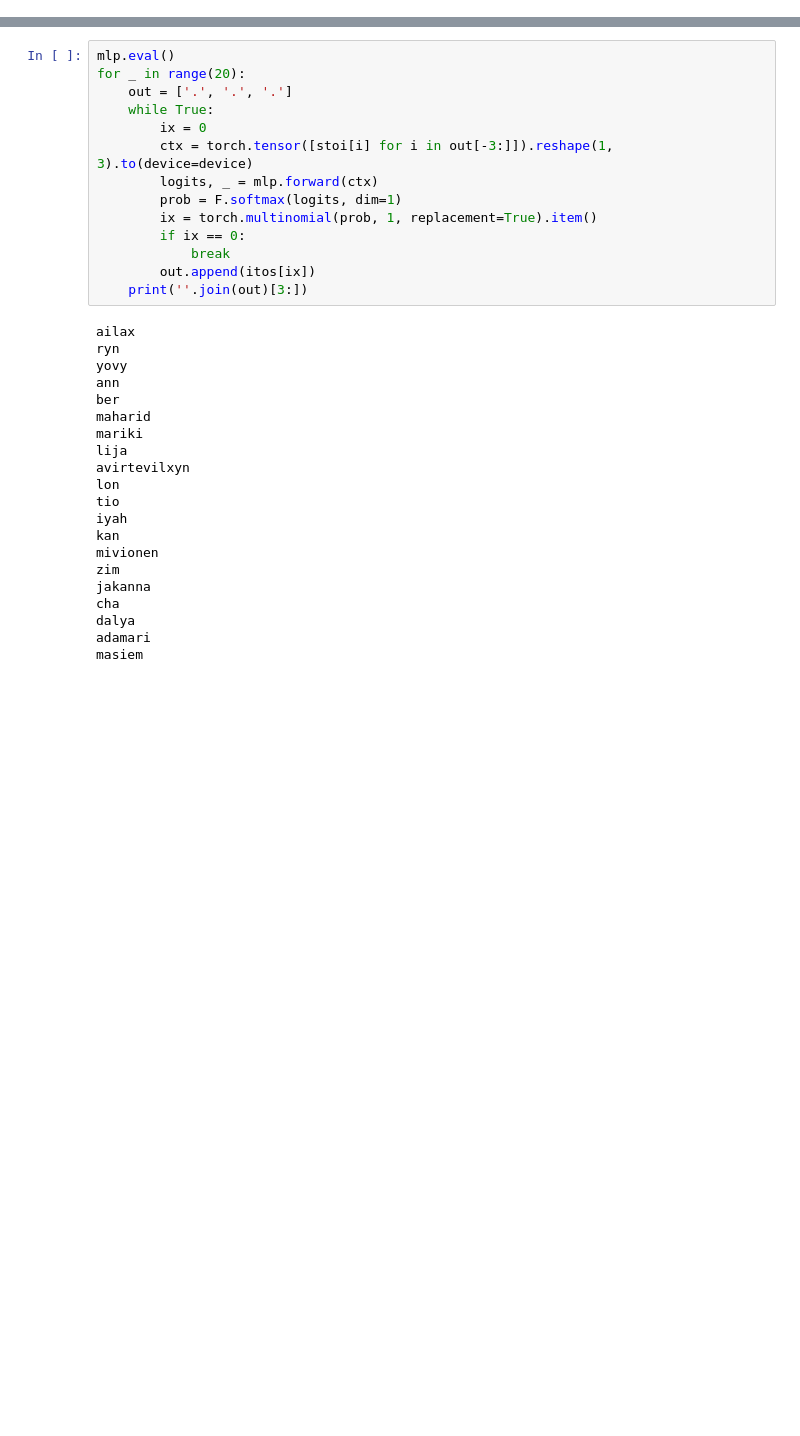
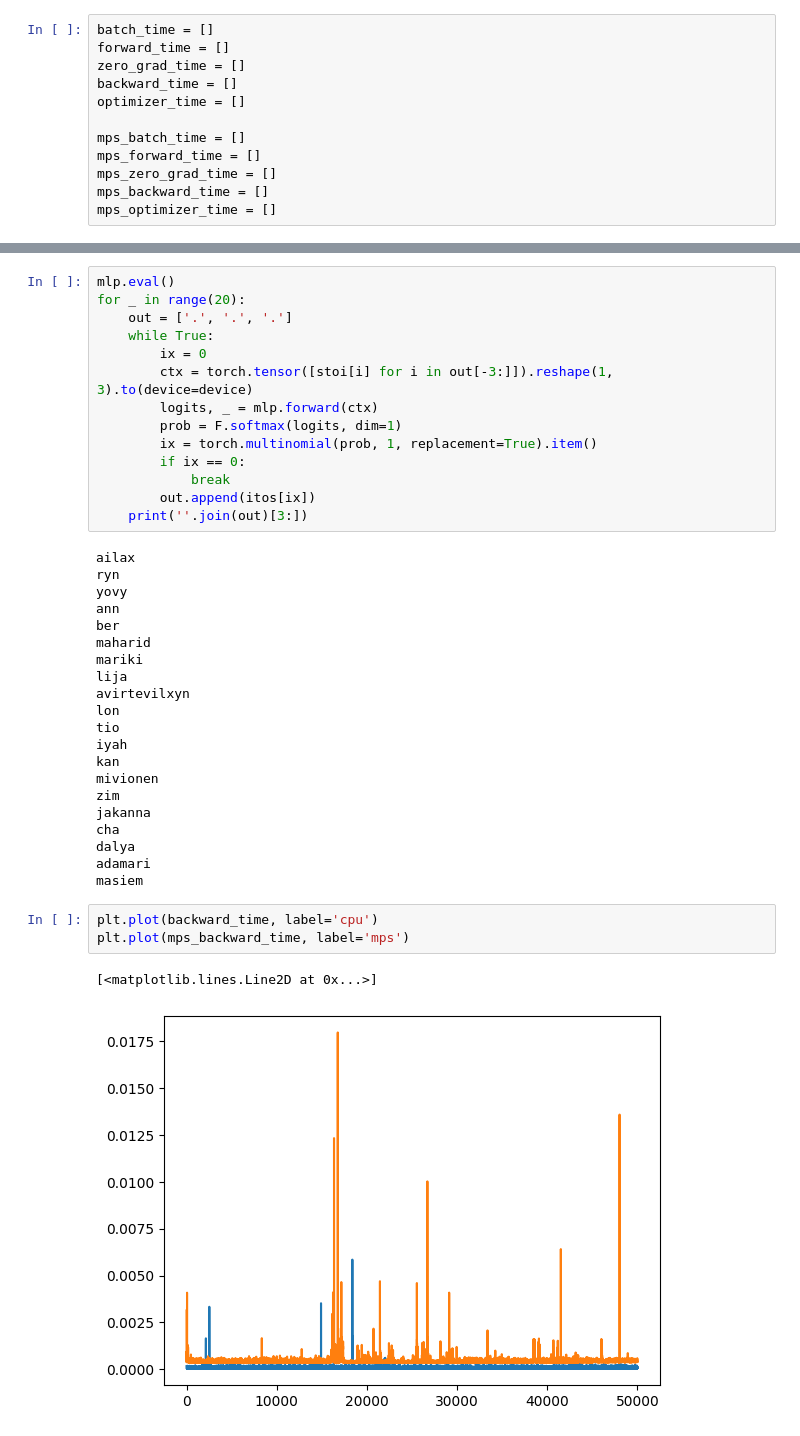
Before and after one commit to SatvikR/learn_ml, a Jupyter notebook: karpathy/bengio.ipynb, the cells around one changed output, grey strips where cells are left out. Drawn from its saved outputs; the diff is of its cells as text; blank space fills up the shorter version.

```diff
--- a/karpathy/bengio.ipynb
+++ b/karpathy/bengio.ipynb
@@ -208,6 +208,18 @@ tensor([[ 1,  3, 11],
         [ 5,  5, 14],
         [14, 14,  5],
         [ 0,  0,  0]], device='mps:0')
+# %%
+batch_time = []
+forward_time = []
+zero_grad_time = []
+backward_time = []
+optimizer_time = []
+
+mps_batch_time = []
+mps_forward_time = []
+mps_zero_grad_time = []
+mps_backward_time = []
+mps_optimizer_time = []
 # %%
 import time
 from datetime import timedelta
@@ -286,3 +299,9 @@ cha
 dalya
 adamari
 masiem
+# %%
+plt.plot(backward_time, label='cpu')
+plt.plot(mps_backward_time, label='mps')
+# %% [output]
+[<matplotlib.lines.Line2D at 0x...>]
+[figure, added]
```
Also changed, not shown: parts of 4 cells of this notebook, 3 other files.
